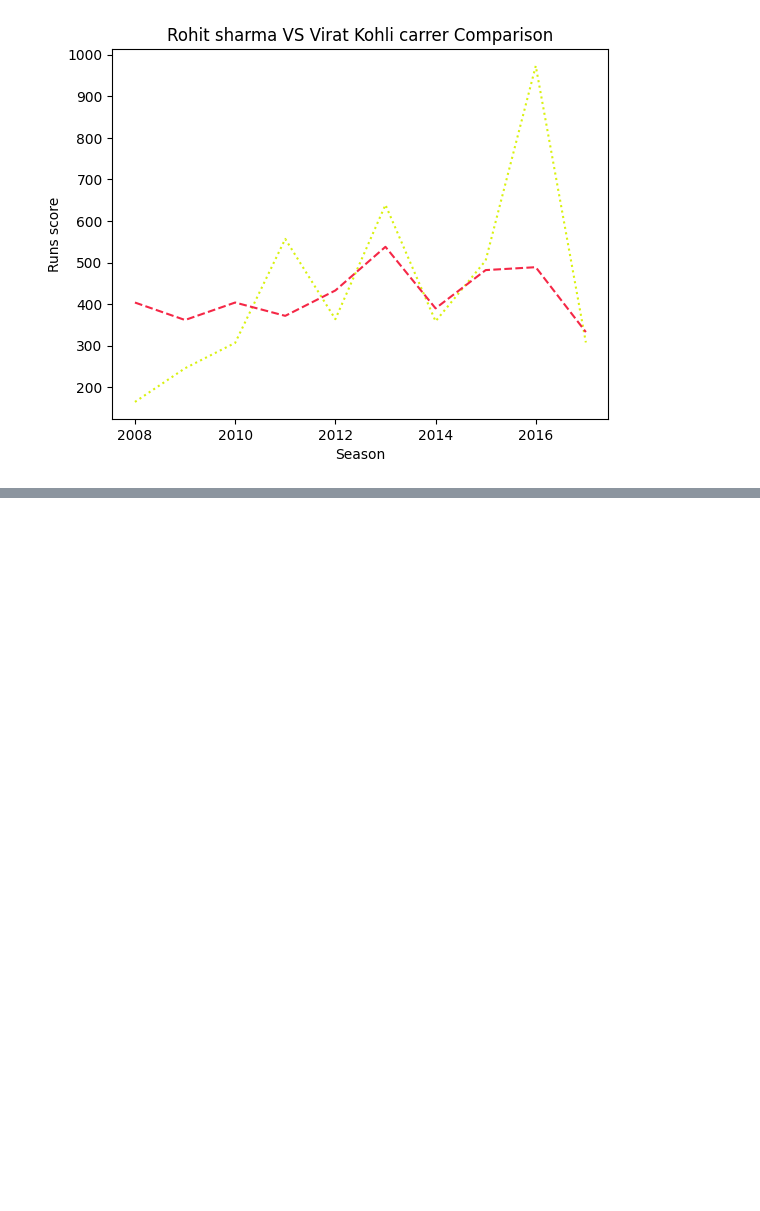
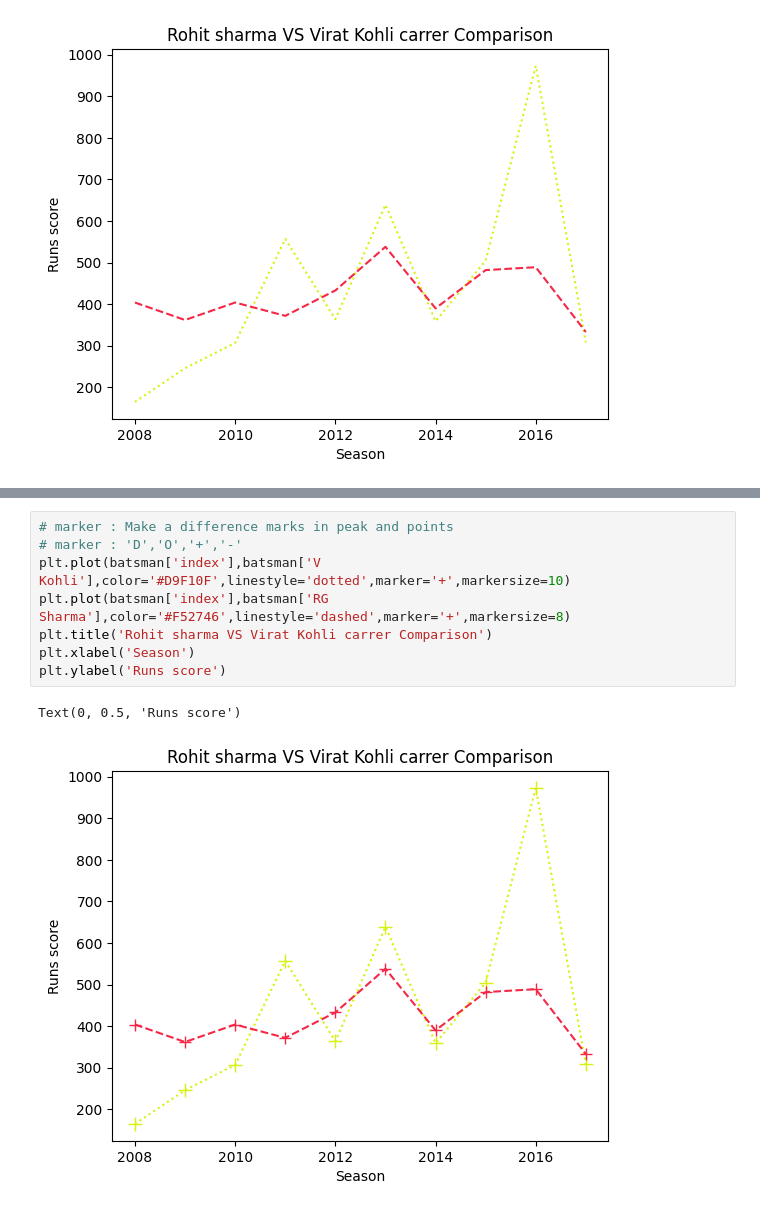
Before and after one commit to simran-aug15/Matplotlib, a Jupyter notebook: 2d_lineplot.ipynb, the cells around one changed output, grey strips where cells are left out. Saved outputs shown, nothing was run; the diff lists cells and outputs as text; blank space fills up the shorter version.

```diff
--- a/2d_lineplot.ipynb
+++ b/2d_lineplot.ipynb
@@ -67,0 +76,11 @@ Text(0, 0.5, 'Runs score')
+# %%
+# marker : Make a difference marks in peak and points
+# marker : 'D','O','+','-'
+plt.plot(batsman['index'],batsman['V Kohli'],color='#D9F10F',linestyle='dotted',marker='+',markersize=10)
+plt.plot(batsman['index'],batsman['RG Sharma'],color='#F52746',linestyle='dashed',marker='+',markersize=8)
+plt.title('Rohit sharma VS Virat Kohli carrer Comparison')
+plt.xlabel('Season')
+plt.ylabel('Runs score')
+# %% [output]
+Text(0, 0.5, 'Runs score')
+[figure, added]
```
Also changed, not shown: parts of 2 cells of this notebook.
